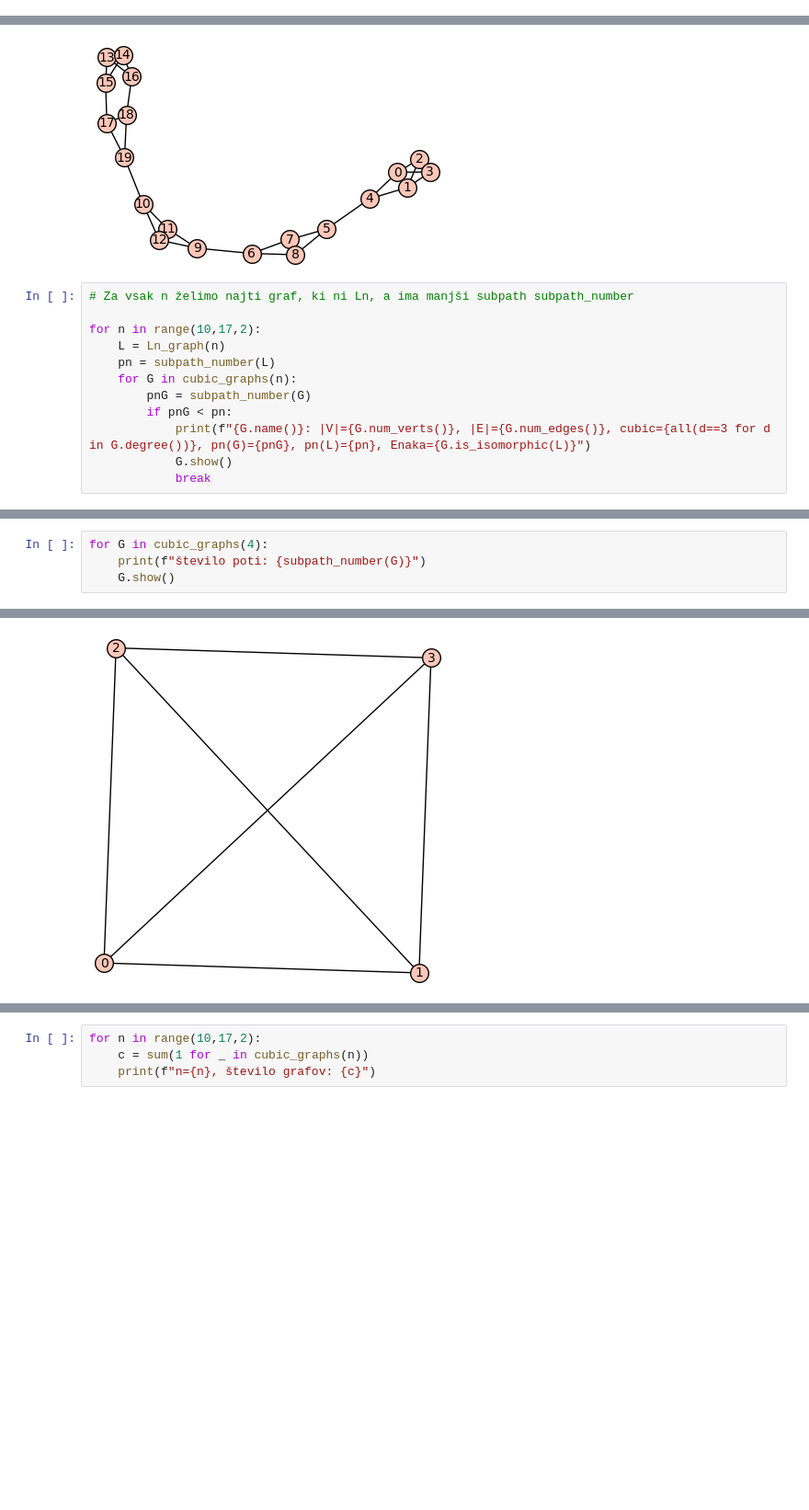
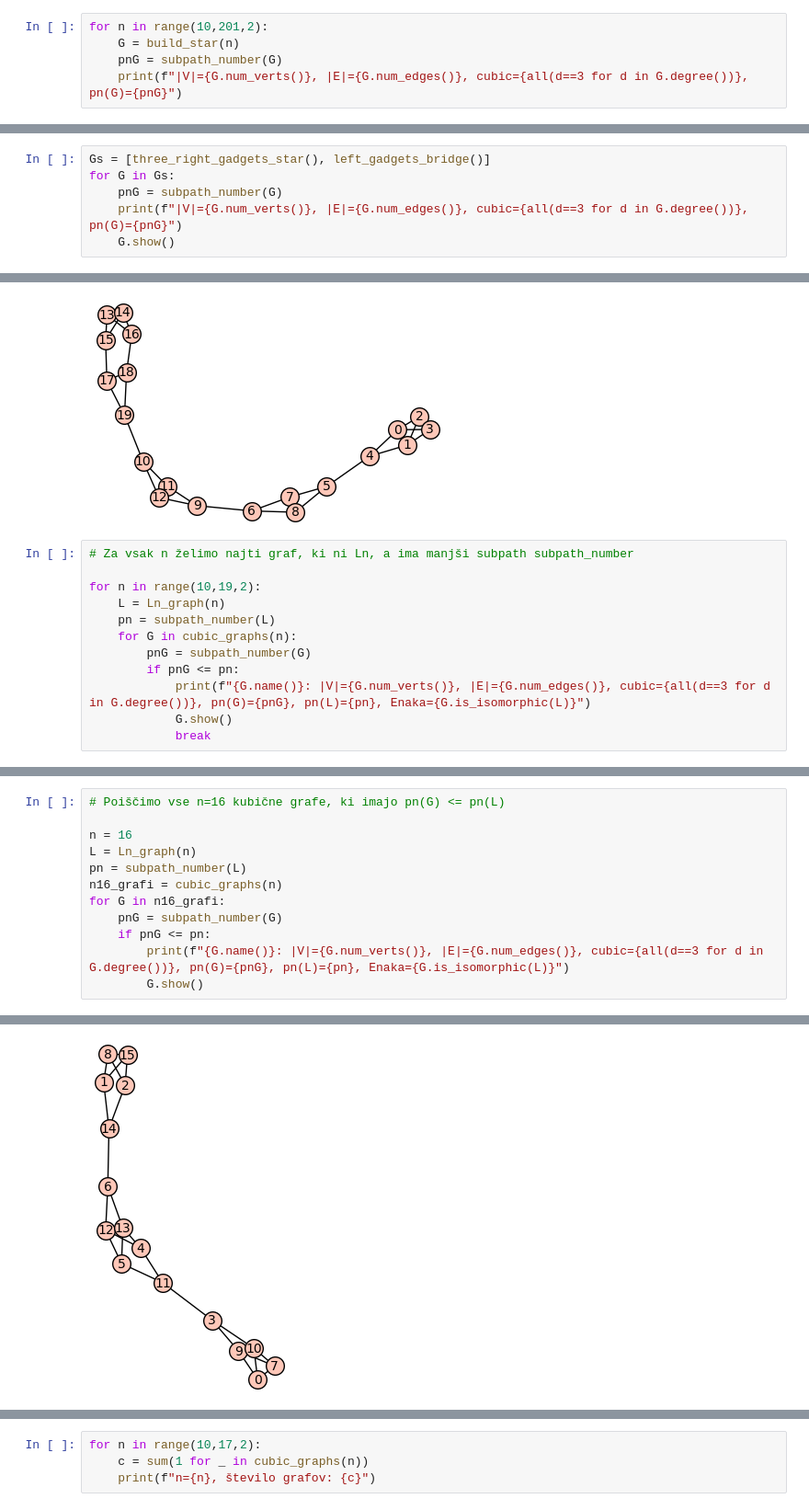
Before and after one commit to ZigaObradovic/FP_Group13, a Jupyter notebook: main.ipynb, the cells around one changed output, grey strips where cells are left out. Shown: that part at 92% size. Cells and saved outputs as stored; diff of their text form; blank space fills up the shorter version.

Commit message:
novi grafi

```diff
--- a/main.ipynb
+++ b/main.ipynb
@@ -4 +5,6 @@ load("core.sage")
 from sage.all import graphs
+# %%
+for n in range(10,201,2):
+    G = build_star(n)
+    pnG = subpath_number(G)
+    print(f"|V|={G.num_verts()}, |E|={G.num_edges()}, cubic={all(d==3 for d in G.degree())}, pn(G)={pnG}")
@@ -4,0 +29,6 @@ from sage.all import graphs
+# %%
+Gs = [three_right_gadgets_star(), left_gadgets_bridge()]
+for G in Gs:
+    pnG = subpath_number(G)
+    print(f"|V|={G.num_verts()}, |E|={G.num_edges()}, cubic={all(d==3 for d in G.degree())}, pn(G)={pnG}")
+    G.show()
@@ -24,12 +59,12 @@ L_20: |V|=20, |E|=30, cubic=True, pn(G)=51532
 # %%
 # Za vsak n želimo najti graf, ki ni Ln, a ima manjši subpath subpath_number
 
-for n in range(10,17,2):
+for n in range(10,19,2):
     L = Ln_graph(n)
     pn = subpath_number(L)
     for G in cubic_graphs(n):
         pnG = subpath_number(G)
-        if pnG < pn:
+        if pnG <= pn:
             print(f"{G.name()}: |V|={G.num_verts()}, |E|={G.num_edges()}, cubic={all(d==3 for d in G.degree())}, pn(G)={pnG}, pn(L)={pn}, Enaka={G.is_isomorphic(L)}")
             G.show()
             break
@@ -39,5 +82,13 @@ for n in range(10,17,2):
 # %%
-for G in cubic_graphs(4):
-    print(f"število poti: {subpath_number(G)}")
-    G.show()
+# Poiščimo vse n=16 kubične grafe, ki imajo pn(G) <= pn(L)
+
+n = 16
+L = Ln_graph(n)
+pn = subpath_number(L)
+n16_grafi = cubic_graphs(n)
+for G in n16_grafi:
+    pnG = subpath_number(G)
+    if pnG <= pn:
+        print(f"{G.name()}: |V|={G.num_verts()}, |E|={G.num_edges()}, cubic={all(d==3 for d in G.degree())}, pn(G)={pnG}, pn(L)={pn}, Enaka={G.is_isomorphic(L)}")
+        G.show()
 # %% [output]
@@ -45 +96 @@ for G in cubic_graphs(4):
-[figure, old version]
+[figure, new version]
```
Also changed, not shown: parts of 5 cells of this notebook, 4 other files.
